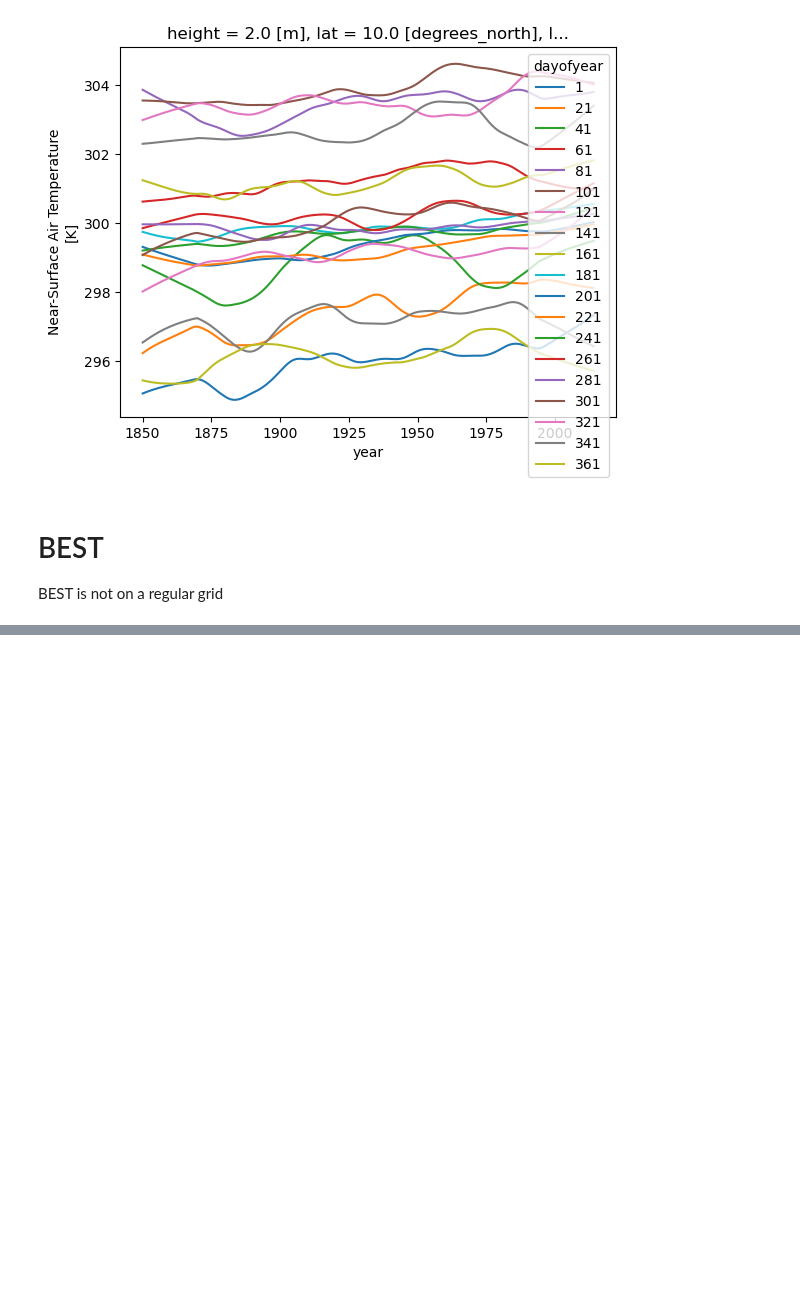
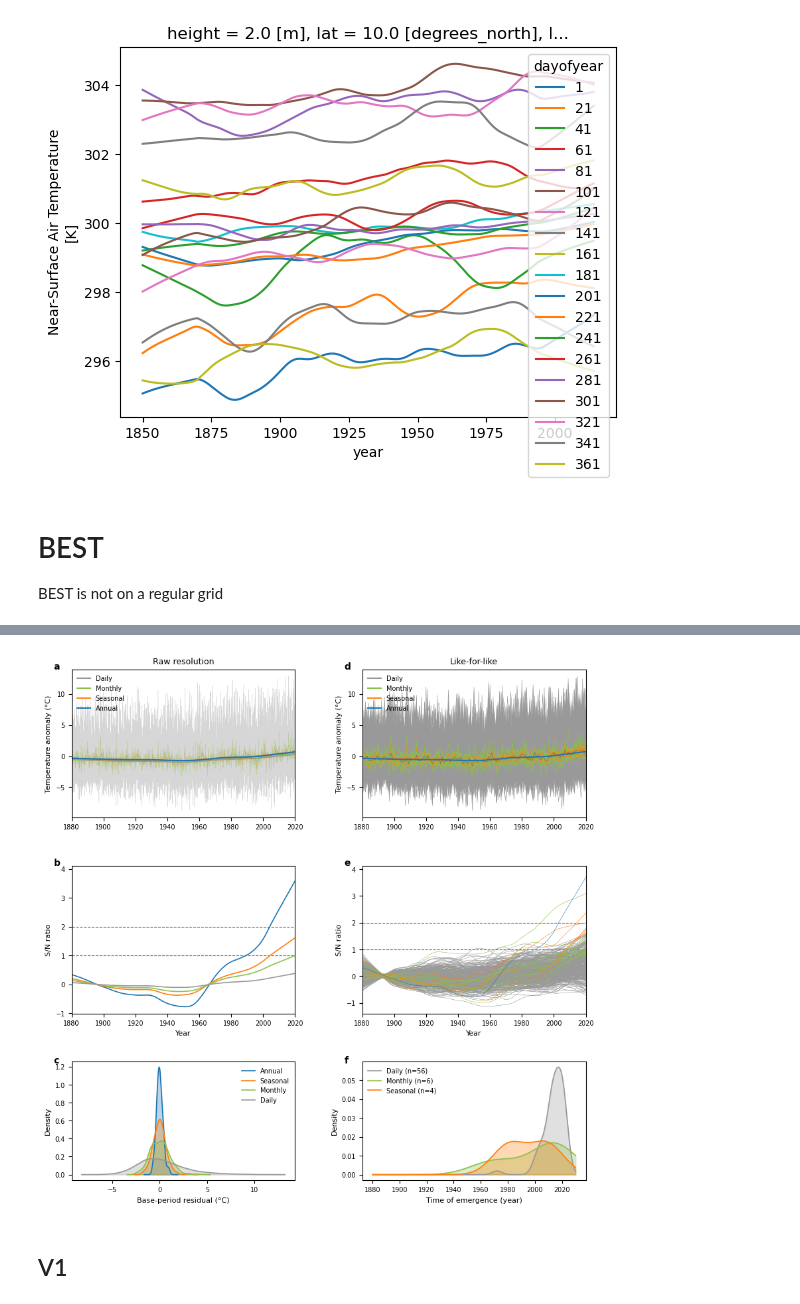
Before and after one commit to alexborowiak/time_of_emergene_drafts, a Jupyter notebook: toplevel_notebooks/07_daily_data.ipynb, the cells around one changed output, grey strips where cells are left out. Cells and saved outputs as stored; diff of their text form; code cells hidden in the pictures; blank space fills up the shorter version.

```diff
--- a/toplevel_notebooks/07_daily_data.ipynb
+++ b/toplevel_notebooks/07_daily_data.ipynb
@@ -484,0 +1481,39 @@ During handling of the above excep
+# %%
+
+# Plot
+fig = plt.figure(figsize=(10, 10))
+gs = gridspec.GridSpec(3, 2, figure=fig, hspace=0.35, wspace=0.3,
+                       height_ratios=[1, 1, 0.8])
+
+ax_ts_raw = fig.add_subplot(gs[0, 0])
+ax_sn_raw = fig.add_subplot(gs[1, 0], sharex=ax_ts_raw)
+ax_kde_raw = fig.add_subplot(gs[2, 0])
+
+ax_ts_lfl = fig.add_subplot(gs[0, 1])
+ax_sn_lfl = fig.add_subplot(gs[1, 1], sharex=ax_ts_lfl)
+ax_kde_lfl = fig.add_subplot(gs[2, 1])
+
+plot_timeseries_raw(ax_ts_raw, resolutions_raw, sn_raw)
+plot_sn_raw(ax_sn_raw, resolutions_raw, sn_raw)
+plot_kde_raw(ax_kde_raw, sn_raw)
+
+plot_timeseries_lfl(ax_ts_lfl, resolutions_lfl, sn_lfl)
+plot_sn_lfl(ax_sn_lfl, resolutions_lfl, sn_lfl)
+plot_toe_kde_lfl(ax_kde_lfl, toe_vals)
+
+# Column titles
+ax_ts_raw.set_title('Raw resolution', fontsize=S['fontsize'] + 1)
+ax_ts_lfl.set_title('Like-for-like', fontsize=S['fontsize'] + 1)
+
+# Panel labels
+for label, ax in zip(['a', 'b', 'c', 'd', 'e', 'f'],
+                     [ax_ts_raw, ax_sn_raw, ax_kde_raw,
+                      ax_ts_lfl, ax_sn_lfl, ax_kde_lfl]):
+    ax.text(-0.08, 1.05, label, transform=ax.transAxes,
+            fontsize=S['fontsize'] + 2, fontweight='bold', va='top')
+
+plt.show()
+# %% [output]
+[figure, added]
+# %% [markdown]
+## V1
```
Also changed, not shown: parts of 51 cells of this notebook, 19 other files.
